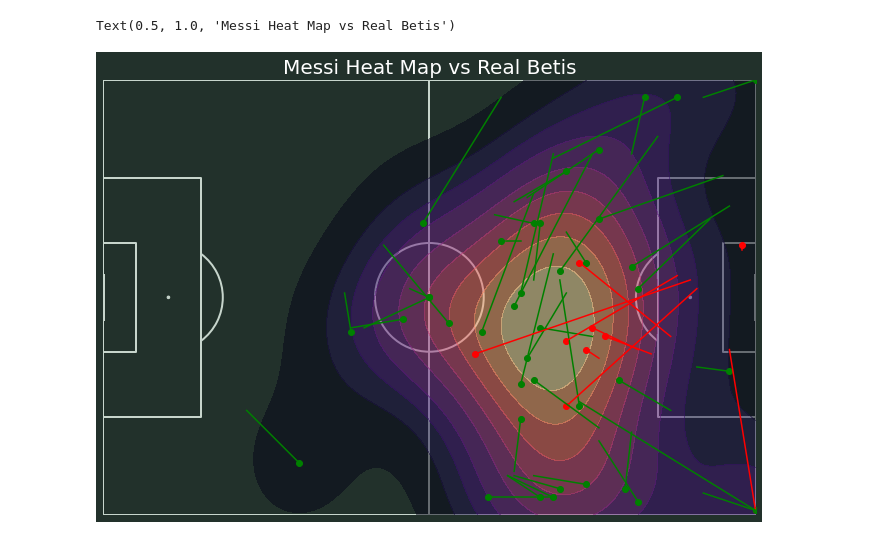
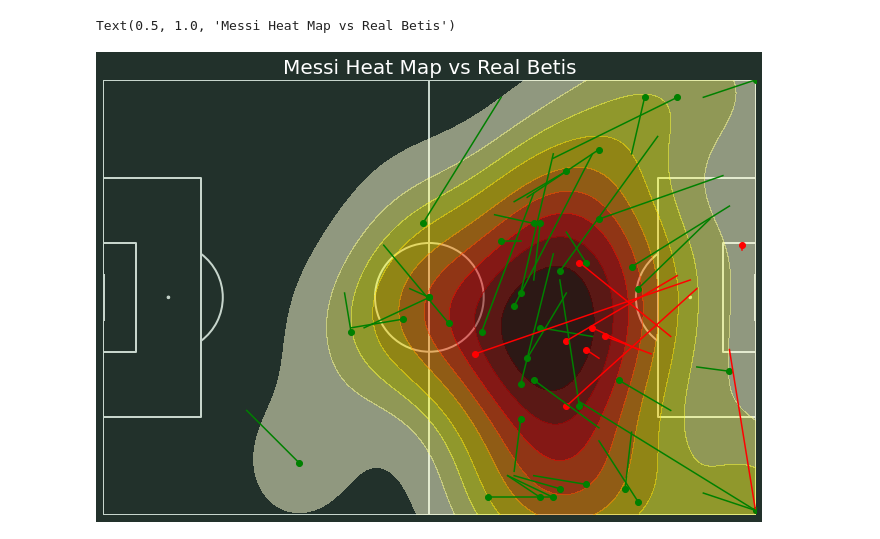
Before and after one commit to AmlanDas2001/FootyAnalytics, a Jupyter notebook: MessivsBetis_heatmap.ipynb, the cells around one changed output. Cells and saved outputs as stored; diff of their text form; code cells hidden in the pictures.

```diff
--- a/MessivsBetis_heatmap.ipynb
+++ b/MessivsBetis_heatmap.ipynb
@@ -32,32 +52,32 @@ pitch = Pitch(pitch_type='statsbomb', orientation='horizontal',
 #Draw the pitch on the ax figure as well as invert the axis for this specific pitch
 pitch.draw(ax=ax)
 plt.gca().invert_yaxis()
 
 #Create the heatmap
 kde = sns.kdeplot(
         df['x'],
         df['y'],
         shade = True,
         shade_lowest=False,
         alpha=.5,
         n_levels=10,
-        cmap = 'magma'
+        cmap = ('hot_r')
 )
 
 
 #use a for loop to plot each pass
 for x in range(len(df['x'])):
     if df['outcome'][x] == 'Successful':
         plt.plot((df['x'][x],df['endX'][x]),(df['y'][x],df['endY'][x]),color='green')
         plt.scatter(df['x'][x],df['y'][x],color='green')
     if df['outcome'][x] == 'Unsuccessful':
         plt.plot((df['x'][x],df['endX'][x]),(df['y'][x],df['endY'][x]),color='red')
         plt.scatter(df['x'][x],df['y'][x],color='red')
 
 plt.xlim(0,120)
 plt.ylim(0,80)
 
 plt.title('Messi Heat Map vs Real Betis',color='white',size=20)
 # %% [output]
 Text(0.5, 1.0, 'Messi Heat Map vs Real Betis')
-[figure, old version]
+[figure, new version]
```
Also changed, not shown: parts of 3 cells of this notebook.
